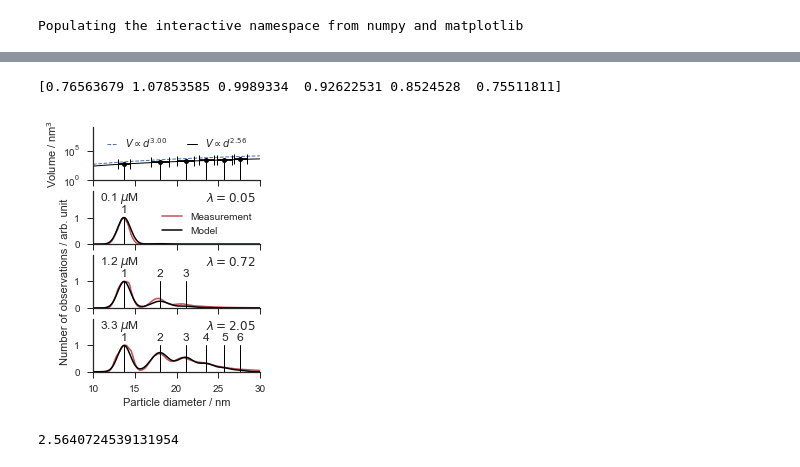
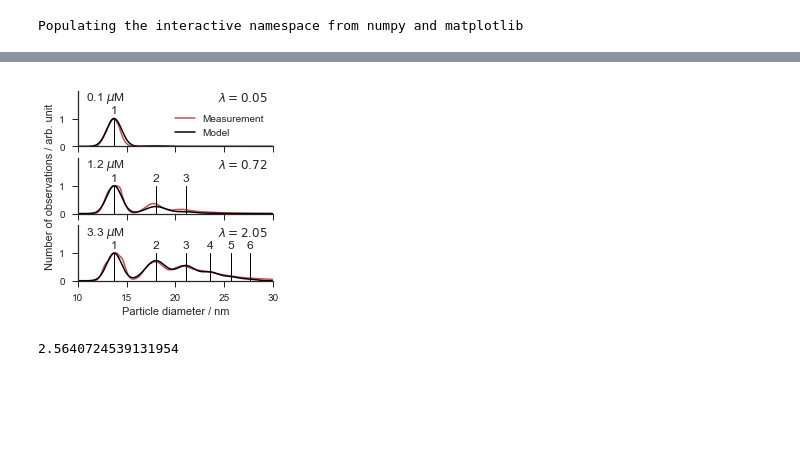
Before and after one commit to mhantke/esi_at_amo, a Jupyter notebook: notebooks/fig_rubisco_dma.ipynb, the cells around one changed output, grey strips where cells are left out. Cells and saved outputs as stored; diff of their text form; code cells hidden in the pictures; blank space fills up the shorter version.

```diff
--- a/notebooks/fig_rubisco_dma.ipynb
+++ b/notebooks/fig_rubisco_dma.ipynb
@@ -143,7 +143,7 @@ Guess
 Fit
 [figure]
 # %%
-do_simple = False
+do_simple = True
 if not do_simple:
     fig, axs = subplots(4, 1, sharex=True, figsize=(3., 4.5))
     axs_bottom = axs[1:]
@@ -163,35 +163,35 @@ for i, (conc_M, conc, ax, x, y, y_fit, p_fit) in enumerate(zip(concs_M, concs, a
         ax.legend(loc='lower right')
     ax.set_ylim(0, 2)
     for x0, p, k in zip(x0s_fit, p_fit, range(1, 1+n)):
         if p > 0.01:
             ax.text(x0, 1.1, k, ha='center', va='bottom')
             ax.axvline(x0, color='k', lw=1., ymin=0., ymax=1./2.)
 
     #for x0 in [(x0s_fit[0]+2.)*k**(1/3.)-2. for k in range(1, n+1)]:
     #    ax.axvline(x0, color='red')
 if not do_simple:
     ax = axs[0]
     v0s_fit = 4/3.*pi*(x0s_fit/2.)**(a_fit)
     print(sigmas_fit)
     ax.set_yscale("log", nonposy='clip')
     ax.semilogy(X[0], 4/3.*pi*(X[0]/2.)**3, ls='--', lw=1., color='C0', label='$V\propto d^{3.00}$')
     ax.semilogy(X[0], 4/3.*pi*(X[0]/2.)**a_fit, ls='-', lw=1., color='k', label='$V\propto d^{%.2f}$' % round(a_fit, 2))
     ax.legend(loc='upper center', ncol=2, labelspacing=0.01, handlelength=1)
     ax.errorbar(x0s_fit, v0s_fit, fmt='.', xerr=np.asarray([sigmas_fit, sigmas_fit]),
                 markersize=10, color='k', capsize=5, capthick=1.)
     for x0, v0 in zip(x0s_fit, v0s_fit):
         ax.axvline(x0, color='k', lw=1., ymin=0, ymax=log10(v0)/log10(1E9))
     ax.set_ylim(1, 1E9)
     axs[0].set_ylabel('Volume / nm$^3$')
 
 axs[-1].set_xlabel('Particle diameter / nm')
 axs[0].set_xlim(10, 30)
 axs[-2].set_ylabel('Number of observations / arb. unit')
 
 sns.despine(fig=fig)
+savefig('../fig5a_dma_rubisco.png', dpi=600)
 # %% [output]
-[0.76563679 1.07853585 0.9989334  0.92622531 0.8524528  0.75511811]
-[figure, old version]
+[figure, new version]
 # %%
 a_fit
 # %% [output]
```
Also changed, not shown: parts of 1 cell of this notebook.
